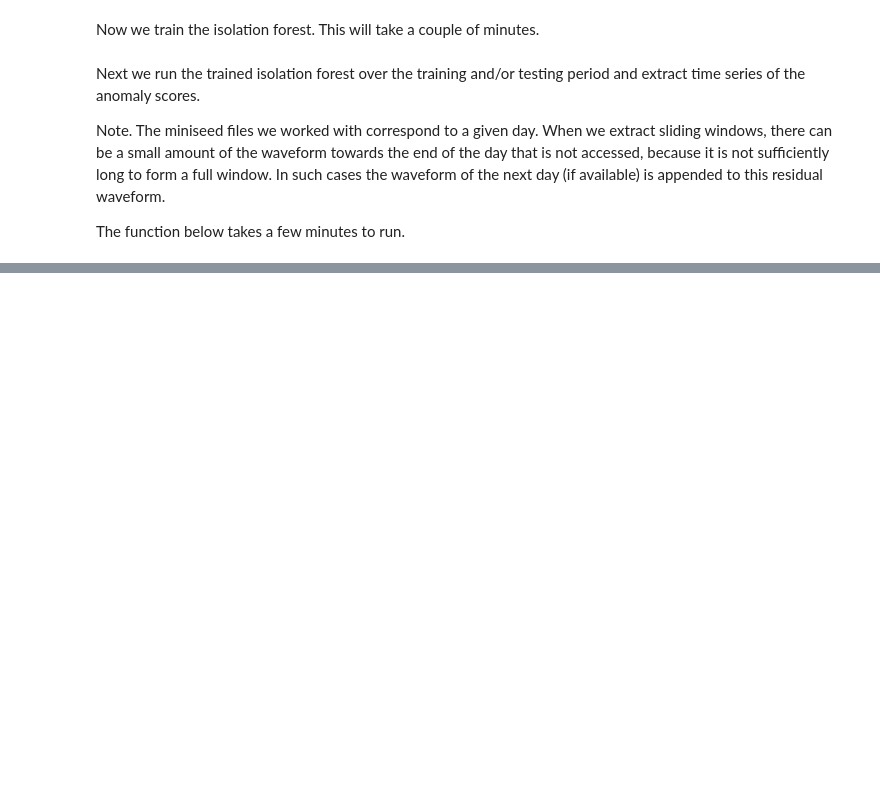
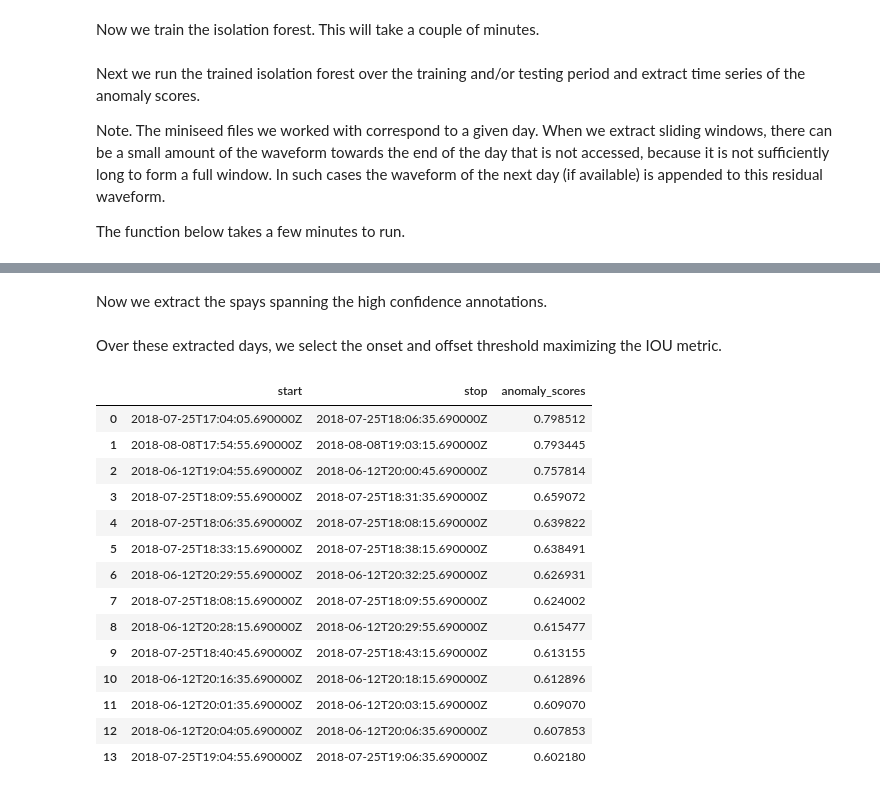
Before and after one commit to FKamper/seismic-isolation-forest, a Jupyter notebook: notebooks/if_illustration.ipynb, the cells around one changed output, grey strips where cells are left out. Saved outputs shown, nothing was run; the diff lists cells and outputs as text; code cells hidden in the pictures; blank space fills up the shorter version.

Commit message:
Added trigger_utils + updated notebooks

```diff
--- a/notebooks/if_illustration.ipynb
+++ b/notebooks/if_illustration.ipynb
@@ -44,0 +63,7 @@ except (FileNotFoundError, OSError):
+# %%
+flows = preproc_flow_annotations(pd.read_csv("../catalogues/flow_catalogue.csv"))
+flows = flows[flows["station"] == "ILL11"].reset_index(drop=True)
+flows = flows[flows["stop"] < obspy.UTCDateTime("2018-12-31T23:59:59")].reset_index(
+    drop=True
+)
+flows.head()
@@ -44,0 +77,16 @@ except (FileNotFoundError, OSError):
+# %% [markdown]
+Now we extract the spays spanning the high confidence annotations.
+# %%
+st = obspy.Stream()
+for i in range(flows.shape[0]):
+    if flows["confidence"].iloc[i] != 1.0:
+        continue
+
+    dt = flows["start"].iloc[i]
+    start = obspy.UTCDateTime(f"{dt.date}T00:00:00")
+    dt = flows["stop"].iloc[i]
+    end = obspy.UTCDateTime(f"{dt.date}T23:59:59.999999")
+
+    st += if_st.copy().trim(start, end)
+# %% [markdown]
+Over these extracted days, we select the onset and offset threshold maximizing the IOU metric.
@@ -44,0 +97,18 @@ except (FileNotFoundError, OSError):
+# %%
+stream_trigger_detections(st, 0.60, 0.60)
+# %% [output]
+|  | start | stop | anomaly_scores |
+| 0 | 2018-07-25T17:04:05.690000Z | 2018-07-25T18:06:35.690000Z | 0.798512 |
+| 1 | 2018-08-08T17:54:55.690000Z | 2018-08-08T19:03:15.690000Z | 0.793445 |
+| 2 | 2018-06-12T19:04:55.690000Z | 2018-06-12T20:00:45.690000Z | 0.757814 |
+| 3 | 2018-07-25T18:09:55.690000Z | 2018-07-25T18:31:35.690000Z | 0.659072 |
+| 4 | 2018-07-25T18:06:35.690000Z | 2018-07-25T18:08:15.690000Z | 0.639822 |
+| 5 | 2018-07-25T18:33:15.690000Z | 2018-07-25T18:38:15.690000Z | 0.638491 |
+| 6 | 2018-06-12T20:29:55.690000Z | 2018-06-12T20:32:25.690000Z | 0.626931 |
+| 7 | 2018-07-25T18:08:15.690000Z | 2018-07-25T18:09:55.690000Z | 0.624002 |
+| 8 | 2018-06-12T20:28:15.690000Z | 2018-06-12T20:29:55.690000Z | 0.615477 |
+| 9 | 2018-07-25T18:40:45.690000Z | 2018-07-25T18:43:15.690000Z | 0.613155 |
+| 10 | 2018-06-12T20:16:35.690000Z | 2018-06-12T20:18:15.690000Z | 0.612896 |
+| 11 | 2018-06-12T20:01:35.690000Z | 2018-06-12T20:03:15.690000Z | 0.609070 |
+| 12 | 2018-06-12T20:04:05.690000Z | 2018-06-12T20:06:35.690000Z | 0.607853 |
+| 13 | 2018-07-25T19:04:55.690000Z | 2018-07-25T19:06:35.690000Z | 0.602180 |
```
Also changed, not shown: parts of 9 cells of this notebook, 2 other files.
